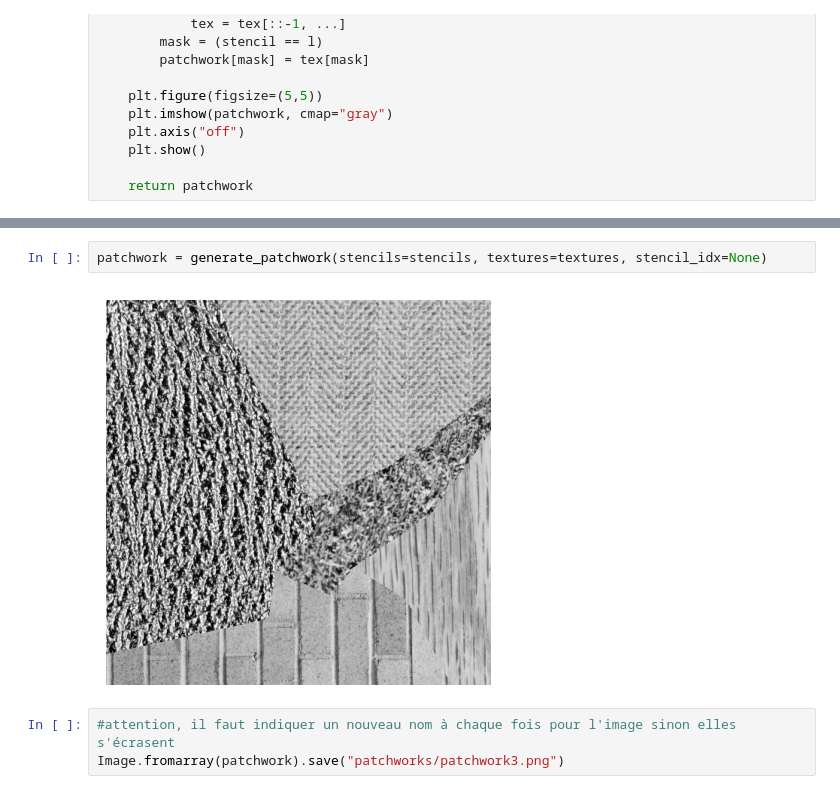
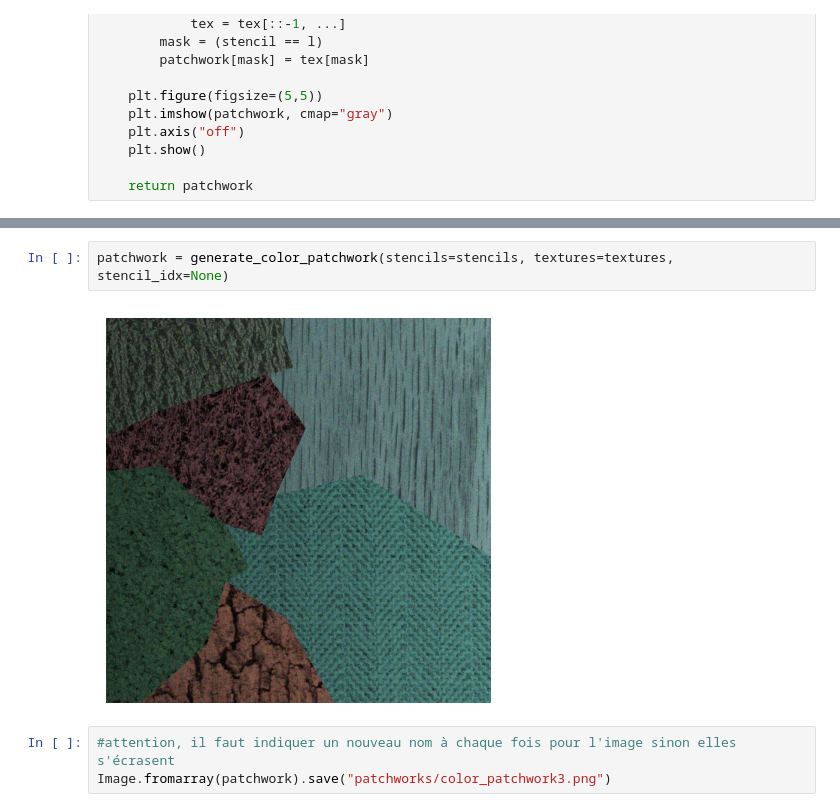
Before and after one commit to agathM/Projet_VIC, a Jupyter notebook: homemade_data_generator.ipynb, the cells around one changed output, grey strips where cells are left out. Cells and saved outputs as stored; diff of their text form.

Commit message:
add_color_data_generator

```diff
--- a/homemade_data_generator.ipynb
+++ b/homemade_data_generator.ipynb
@@ -46,7 +110,7 @@ def generate_patchwork(stencils, textures, stencil_idx=None) :
 # %%
-patchwork = generate_patchwork(stencils=stencils, textures=textures, stencil_idx=None)
+patchwork = generate_color_patchwork(stencils=stencils, textures=textures, stencil_idx=None)
 # %% [output]
-[figure, old version]
+[figure, new version]
 # %%
 #attention, il faut indiquer un nouveau nom à chaque fois pour l'image sinon elles s'écrasent
-Image.fromarray(patchwork).save("patchworks/patchwork3.png")
+Image.fromarray(patchwork).save("patchworks/color_patchwork3.png")
```
Also changed, not shown: parts of 1 cell of this notebook, 5 other files.
